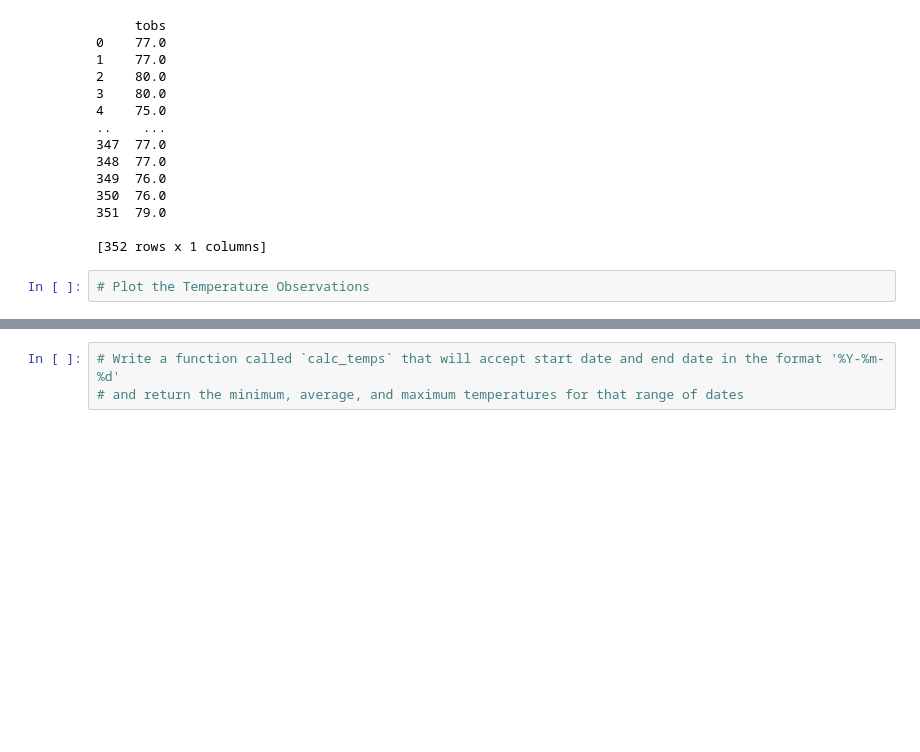
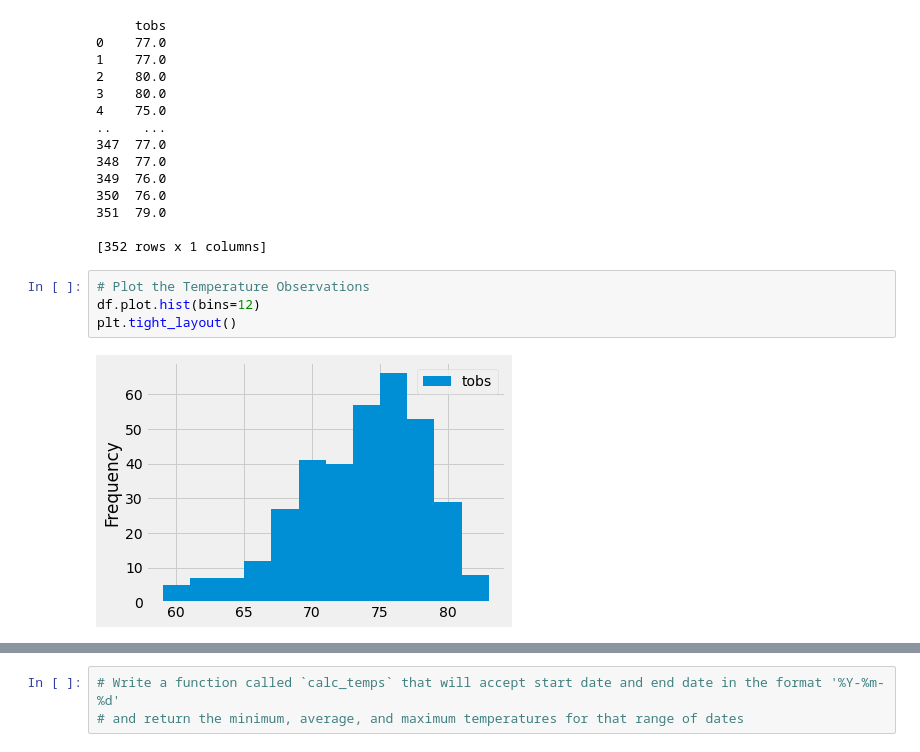
Before and after one commit to rclascano14/surfs_up, a Jupyter notebook: climate_analysis.ipynb, the cells around one changed output, grey strips where cells are left out. Drawn from its saved outputs; the diff is of its cells as text; blank space fills up the shorter version.

```diff
--- a/climate_analysis.ipynb
+++ b/climate_analysis.ipynb
@@ -132,3 +132,7 @@ print(df)
 [352 rows x 1 columns]
 # %%
 # Plot the Temperature Observations
+df.plot.hist(bins=12)
+plt.tight_layout()
+# %% [output]
+[figure, added]
```
Also changed, not shown: parts of 2 cells of this notebook.
